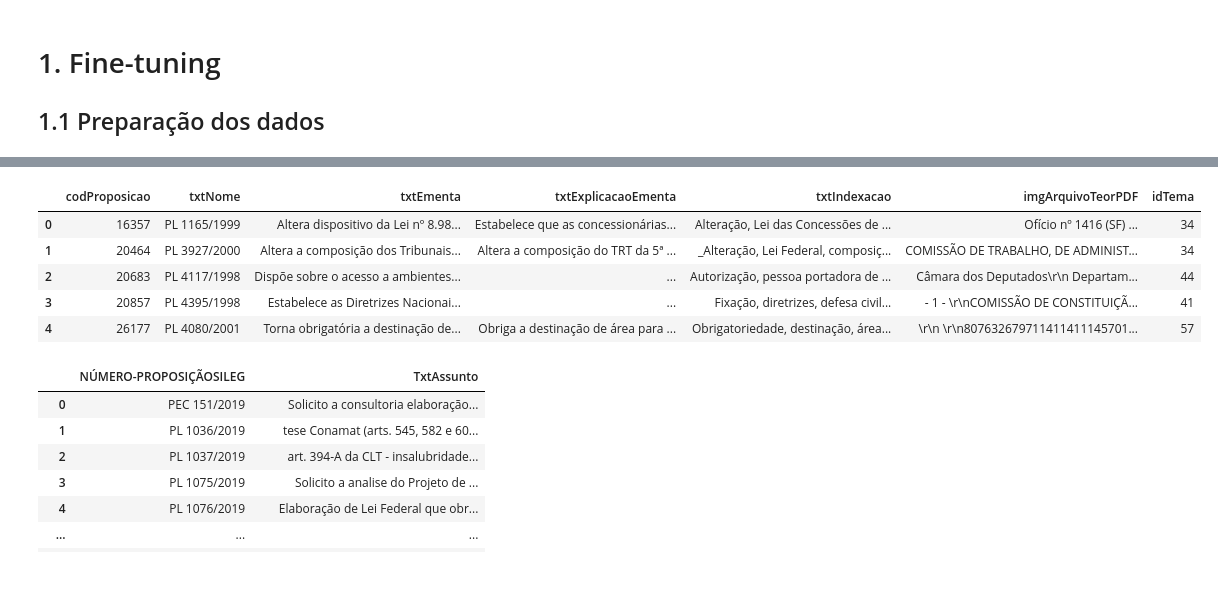
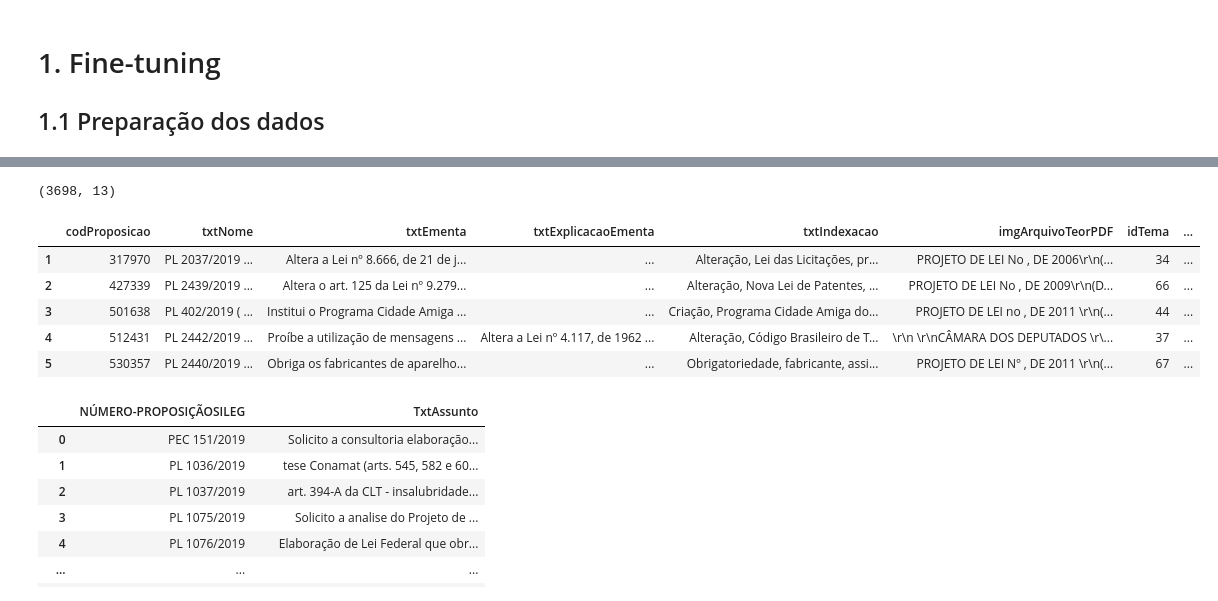
Before and after one commit to Convenio-Camara-dos-Deputados/Portuguese-SBERT, a Jupyter notebook: notebook/sbert.ipynb, the cells around one changed output, grey strips where cells are left out. Drawn from its saved outputs; the diff is of its cells as text; code cells hidden in the pictures.

```diff
--- a/notebook/sbert.ipynb
+++ b/notebook/sbert.ipynb
@@ -12,5 +14,5 @@ model = SentenceTransformer("neuralmind/bert-base-portuguese-cased")
 import pandas as pd
 
 arvore_proposicoes = pd.read_csv("../data/arvore-proposicoes.csv", encoding="utf-8")
-df_proposicoes = pd.read_csv("../data/proposicao-tema-completo-sem-duplicado.csv", encoding="utf-8")
+df_2019 = pd.read_csv("../data/proposicao-tema-completo-sem-duplicado-2019-all-fields.csv")
 df_assunto = pd.read_csv("../data/pesquisas.csv", encoding="utf-8", delimiter=";")
@@ -33,13 +19,15 @@ arvore_proposicoes
 # %%
-df_proposicoes.dropna(inplace=True)
-df_proposicoes.head()
+df_2019.dropna(inplace=True)
+print(df_2019.shape)
+df_2019.head()
 # %% [output]
+(3698, 13)
-|  | codProposicao | txtNome | txtEmenta | txtExplicacaoEmenta | txtIndexacao | imgArquivoTeorPDF | idTema |
-| 0 | 16357 | PL 1165/1999 | Altera dispositivo da Lei nº 8.98... | Estabelece que as concessionárias... | Alteração, Lei das Concessões de ... | Ofício nº 1416 (SF) ... | 34 |
-| 1 | 20464 | PL 3927/2000 | Altera a composição dos Tribunais... | Altera a composição do TRT da 5ª ... | _Alteração, Lei Federal, composiç... | COMISSÃO DE TRABALHO, DE ADMINIST... | 34 |
-| 2 | 20683 | PL 4117/1998 | Dispõe sobre o acesso a ambientes... | ... | Autorização, pessoa portadora de ... | Câmara dos Deputados\r\n Departam... | 44 |
-| 3 | 20857 | PL 4395/1998 | Estabelece as Diretrizes Nacionai... | ... | Fixação, diretrizes, defesa civil... | - 1 - \r\nCOMISSÃO DE CONSTITUIÇÃ... | 41 |
-| 4 | 26177 | PL 4080/2001 | Torna obrigatória a destinação de... | Obriga a destinação de área para ... | Obrigatoriedade, destinação, área... | \r\n \r\n807632679711411411145701... | 57 |
+|  | codProposicao | txtNome | txtEmenta | txtExplicacaoEmenta | txtIndexacao | imgArquivoTeorPDF | idTema | ... |
+| 1 | 317970 | PL 2037/2019 ... | Altera a Lei nº 8.666, de 21 de j... | ... | Alteração, Lei das Licitações, pr... | PROJETO DE LEI No , DE 2006\r\n(... | 34 | ... |
+| 2 | 427339 | PL 2439/2019 ... | Altera o art. 125 da Lei nº 9.279... | ... | Alteração, Nova Lei de Patentes, ... | PROJETO DE LEI No , DE 2009\r\n(D... | 66 | ... |
+| 3 | 501638 | PL 402/2019 ( ... | Institui o Programa Cidade Amiga ... | ... | Criação, Programa Cidade Amiga do... | PROJETO DE LEI no , DE 2011 \r\n(... | 44 | ... |
+| 4 | 512431 | PL 2442/2019 ... | Proíbe a utilização de mensagens ... | Altera a Lei nº 4.117, de 1962 ... | Alteração, Código Brasileiro de T... | \r\n \r\nCÂMARA DOS DEPUTADOS \r\... | 37 | ... |
+| 5 | 530357 | PL 2440/2019 ... | Obriga os fabricantes de aparelho... | ... | Obrigatoriedade, fabricante, assi... | PROJETO DE LEI Nº , DE 2011 \r\n(... | 67 | ... |
 # %%
 df_assunto
 # %% [output]
```
Also changed, not shown: parts of 14 cells of this notebook, 6 other files.
